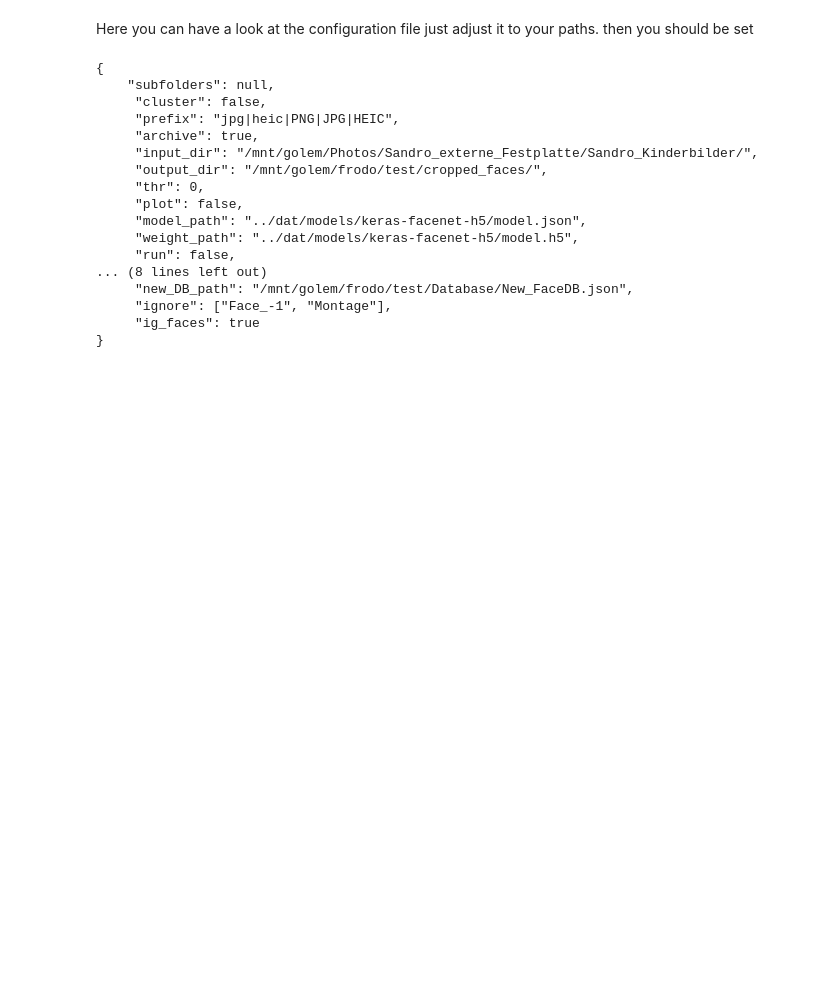
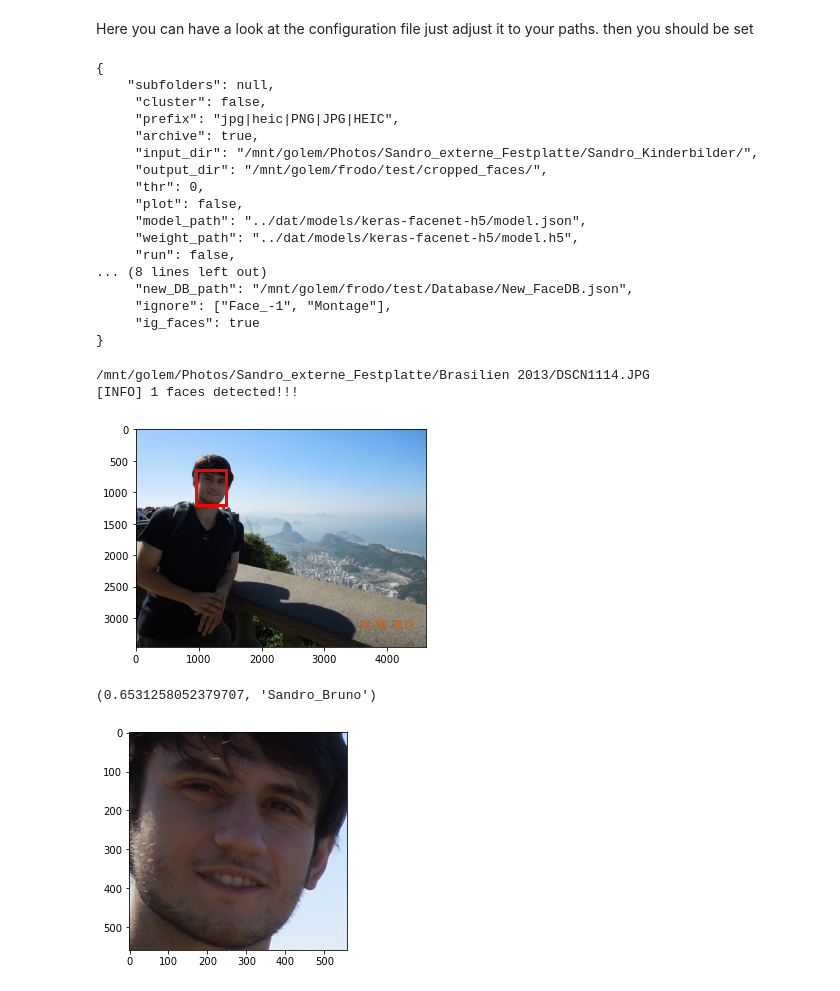
Before and after one commit to brunosa3/smart_surveillance, a Jupyter notebook: Overcome_cold_start_face_recognition.ipynb, the cells around one changed output. Saved outputs shown, nothing was run; the diff lists cells and outputs as text; code cells hidden in the pictures; blank space fills up the shorter version.

Commit message:
added FaceRecognition api

```diff
--- a/Overcome_cold_start_face_recognition.ipynb
+++ b/Overcome_cold_start_face_recognition.ipynb
@@ -545,0 +755,15 @@ cat conf.json
+# %%
+import os
+import random
+path = "/mnt/golem/Photos/Sandro_externe_Festplatte/Brasilien 2013/"
+face=random.sample(os.listdir(path), 1)[0]
+
+FACE = path + face
+print(FACE)
+FaceRecognition().who_is_it(FACE, database="/mnt/golem/frodo/Database/New_FaceDB.json",thr=0.7, plot=True)
+# %% [output]
+/mnt/golem/Photos/Sandro_externe_Festplatte/Brasilien 2013/DSCN1114.JPG
+[INFO] 1 faces detected!!!
+[figure, added]
+(0.6531258052379707, 'Sandro_Bruno')
+[figure, added]
```
Also changed, not shown: parts of 2 cells of this notebook, 1 other file.
